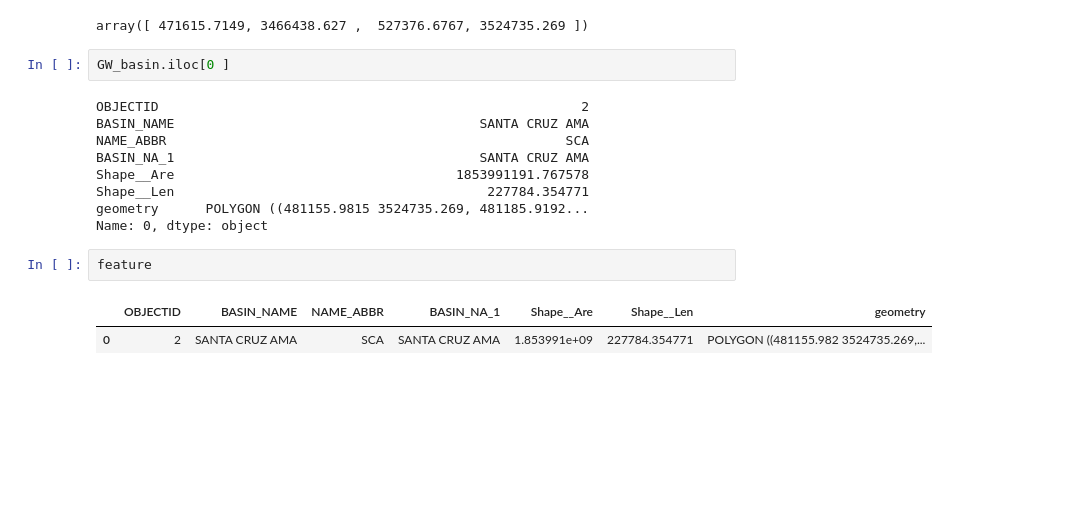
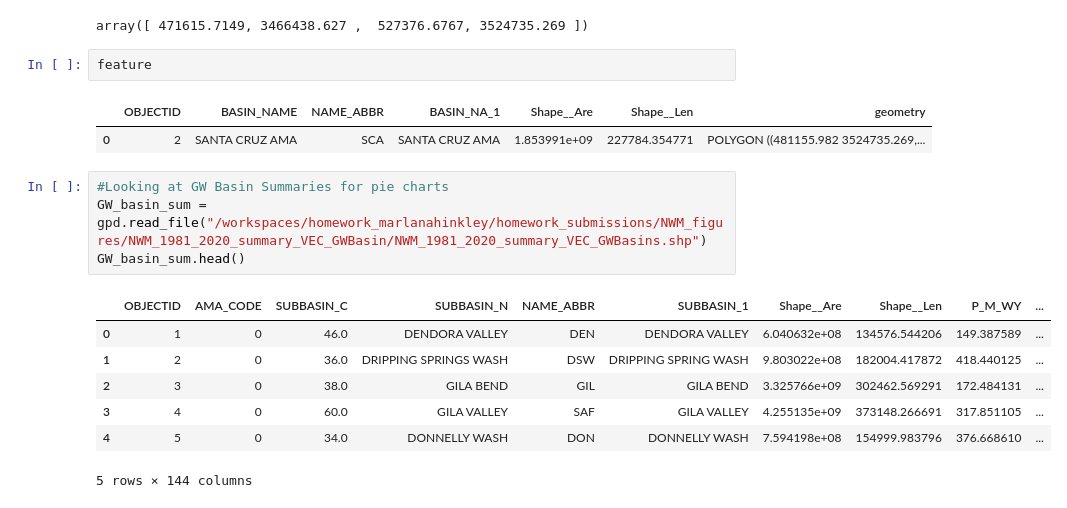
Before and after one commit to HAS-Tools-Fall25/homework_marlanahinkley, a Jupyter notebook: homework_submissions/NWM_figures/NWM_explore.ipynb, the cells around one changed output. Drawn from its saved outputs; the diff is of its cells as text; blank space fills up the shorter version.

```diff
--- a/homework_submissions/NWM_figures/NWM_explore.ipynb
+++ b/homework_submissions/NWM_figures/NWM_explore.ipynb
@@ -150,19 +206,20 @@ GW_basin.head()
 feature.total_bounds
 # %% [output]
 array([ 471615.7149, 3466438.627 ,  527376.6767, 3524735.269 ])
-# %%
-GW_basin.iloc[0 ]
-# %% [output]
-OBJECTID                                                      2
-BASIN_NAME                                       SANTA CRUZ AMA
-NAME_ABBR                                                   SCA
-BASIN_NA_1                                       SANTA CRUZ AMA
-Shape__Are                                    1853991191.767578
-Shape__Len                                        227784.354771
-geometry      POLYGON ((481155.9815 3524735.269, 481185.9192...
-Name: 0, dtype: object
 # %%
 feature
 # %% [output]
 |  | OBJECTID | BASIN_NAME | NAME_ABBR | BASIN_NA_1 | Shape__Are | Shape__Len | geometry |
 | 0 | 2 | SANTA CRUZ AMA | SCA | SANTA CRUZ AMA | 1.853991e+09 | 227784.354771 | POLYGON ((481155.982 3524735.269,... |
+# %%
+#Looking at GW Basin Summaries for pie charts
+GW_basin_sum = gpd.read_file("/workspaces/homework_marlanahinkley/homework_submissions/NWM_figures/NWM_1981_2020_summary_VEC_GWBasin/NWM_1981_2020_summary_VEC_GWBasins.shp")
+GW_basin_sum.head()
+# %% [output]
+|  | OBJECTID | AMA_CODE | SUBBASIN_C | SUBBASIN_N | NAME_ABBR | SUBBASIN_1 | Shape__Are | Shape__Len | P_M_WY | ... |
+| 0 | 1 | 0 | 46.0 | DENDORA VALLEY | DEN | DENDORA VALLEY | 6.040632e+08 | 134576.544206 | 149.387589 | ... |
+| 1 | 2 | 0 | 36.0 | DRIPPING SPRINGS WASH | DSW | DRIPPING SPRING WASH | 9.803022e+08 | 182004.417872 | 418.440125 | ... |
+| 2 | 3 | 0 | 38.0 | GILA BEND | GIL | GILA BEND | 3.325766e+09 | 302462.569291 | 172.484131 | ... |
+| 3 | 4 | 0 | 60.0 | GILA VALLEY | SAF | GILA VALLEY | 4.255135e+09 | 373148.266691 | 317.851105 | ... |
+| 4 | 5 | 0 | 34.0 | DONNELLY WASH | DON | DONNELLY WASH | 7.594198e+08 | 154999.983796 | 376.668610 | ... |
+5 rows × 144 columns
```
Also changed, not shown: parts of 9 cells of this notebook, 16 other files.
